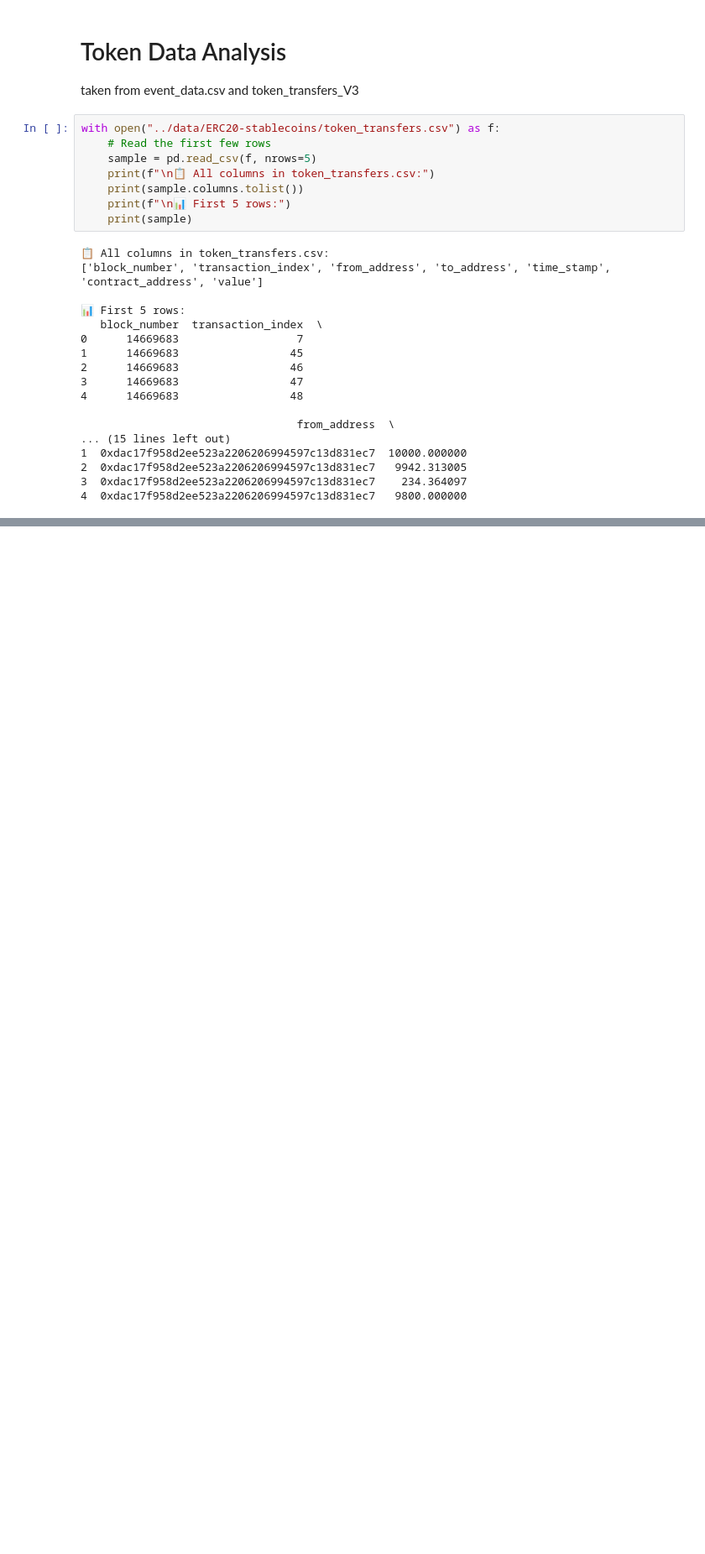
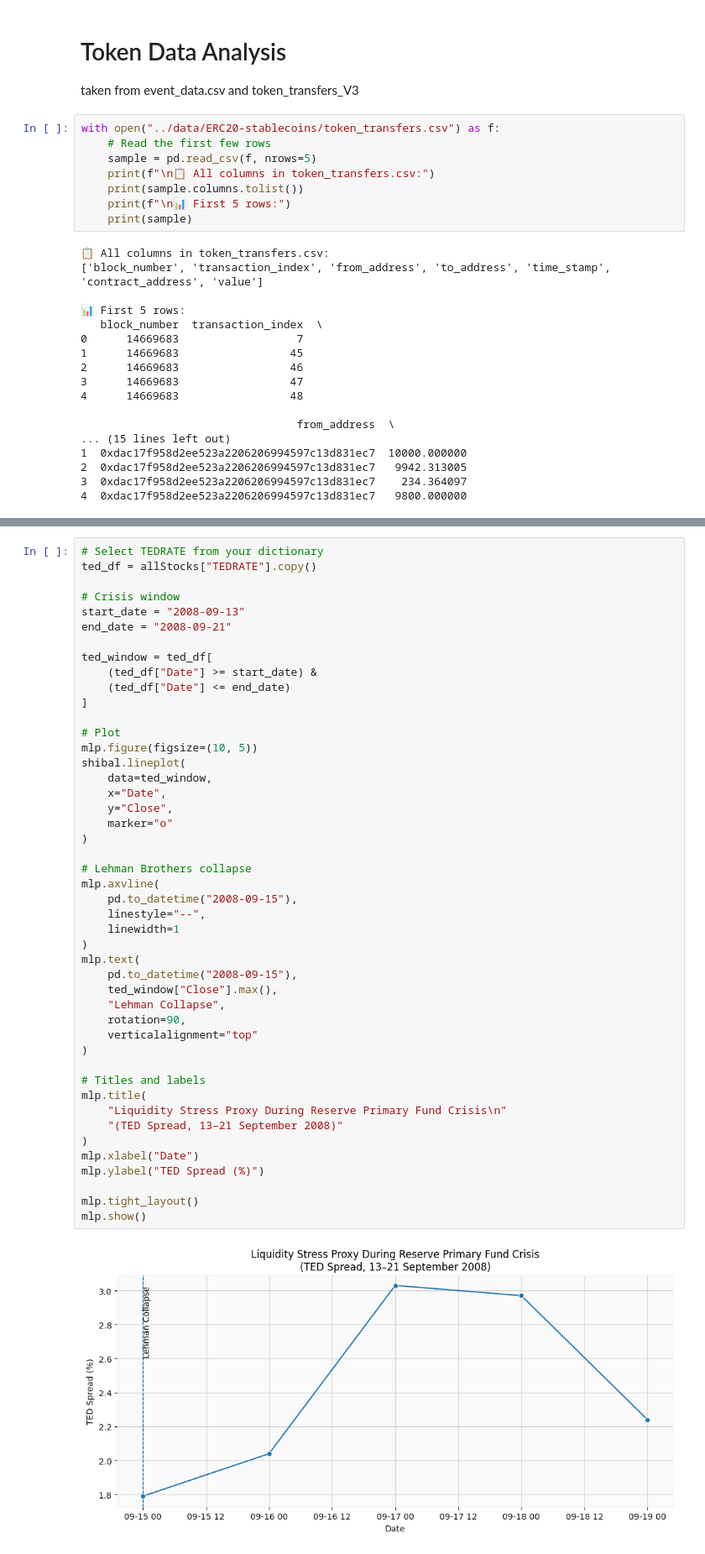
Before and after one commit to Dangomimikyu/ghostbusters, a Jupyter notebook: src/DataParse.ipynb, the cells around one changed output, grey strips where cells are left out. Shown at 84% size. Drawn from its saved outputs; the diff is of its cells as text; blank space fills up the shorter version.

```diff
--- a/src/DataParse.ipynb
+++ b/src/DataParse.ipynb
@@ -204,0 +209,48 @@ KeyboardInterrupt:
+# %%
+# Select TEDRATE from your dictionary
+ted_df = allStocks["TEDRATE"].copy()
+
+# Crisis window
+start_date = "2008-09-13"
+end_date = "2008-09-21"
+
+ted_window = ted_df[
+    (ted_df["Date"] >= start_date) &
+    (ted_df["Date"] <= end_date)
+]
+
+# Plot
+mlp.figure(figsize=(10, 5))
+shibal.lineplot(
+    data=ted_window,
+    x="Date",
+    y="Close",
+    marker="o"
+)
+
+# Lehman Brothers collapse
+mlp.axvline(
+    pd.to_datetime("2008-09-15"),
+    linestyle="--",
+    linewidth=1
+)
+mlp.text(
+    pd.to_datetime("2008-09-15"),
+    ted_window["Close"].max(),
+    "Lehman Collapse",
+    rotation=90,
+    verticalalignment="top"
+)
+
+# Titles and labels
+mlp.title(
+    "Liquidity Stress Proxy During Reserve Primary Fund Crisis\n"
+    "(TED Spread, 13–21 September 2008)"
+)
+mlp.xlabel("Date")
+mlp.ylabel("TED Spread (%)")
+
+mlp.tight_layout()
+mlp.show()
+# %% [output]
+[figure, added]
```
Also changed, not shown: parts of 2 cells of this notebook.
